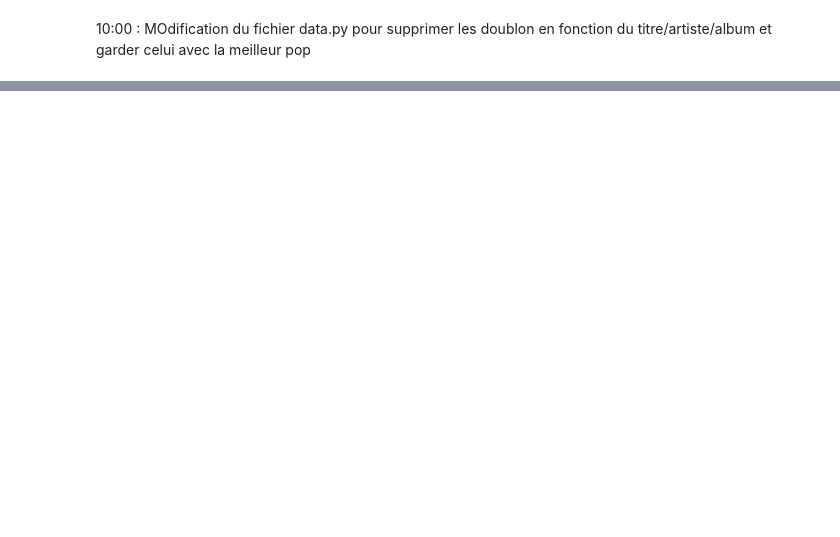
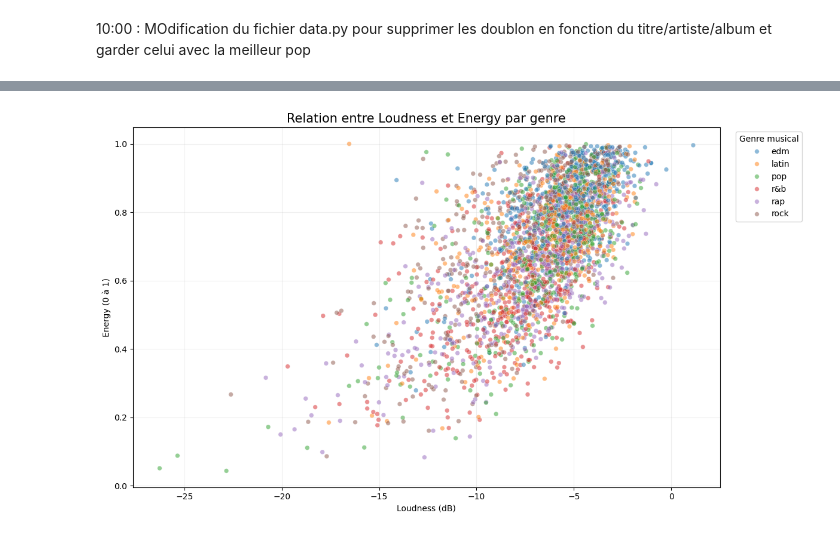
Before and after one commit to Mercure95/Projet-Machine-Learning-n-2---Spotify, a Jupyter notebook: notebooks/01_exploration.ipynb, the cells around one changed output, grey strips where cells are left out. Saved outputs shown, nothing was run; the diff lists cells and outputs as text; code cells hidden in the pictures; blank space fills up the shorter version.

```diff
--- a/notebooks/01_exploration.ipynb
+++ b/notebooks/01_exploration.ipynb
@@ -296,0 +413,31 @@ display(morceaux[colonnes].T)
+# %%
+# =========================================================
+# 5.5 Relation Loudness / Energy selon le genre
+# =========================================================
+
+# Échantillon pour rendre le graphique plus lisible
+echantillon = df_clean.sample(
+    n=min(3000, len(df_clean)),
+    random_state=42
+)
+
+plt.figure(figsize=(12, 7))
+
+sns.scatterplot(
+    data=echantillon,
+    x="loudness",
+    y="energy",
+    hue="playlist_genre",
+    alpha=0.5,
+    s=30
+)
+
+plt.title("Relation entre Loudness et Energy par genre", fontsize=15)
+plt.xlabel("Loudness (dB)")
+plt.ylabel("Energy (0 à 1)")
+plt.legend(title="Genre musical", bbox_to_anchor=(1.02, 1), loc="upper left")
+plt.grid(alpha=0.2)
+plt.tight_layout()
+plt.show()
+# %% [output]
+[figure, added]
```
Also changed, not shown: parts of 18 cells of this notebook, 1 other file.
